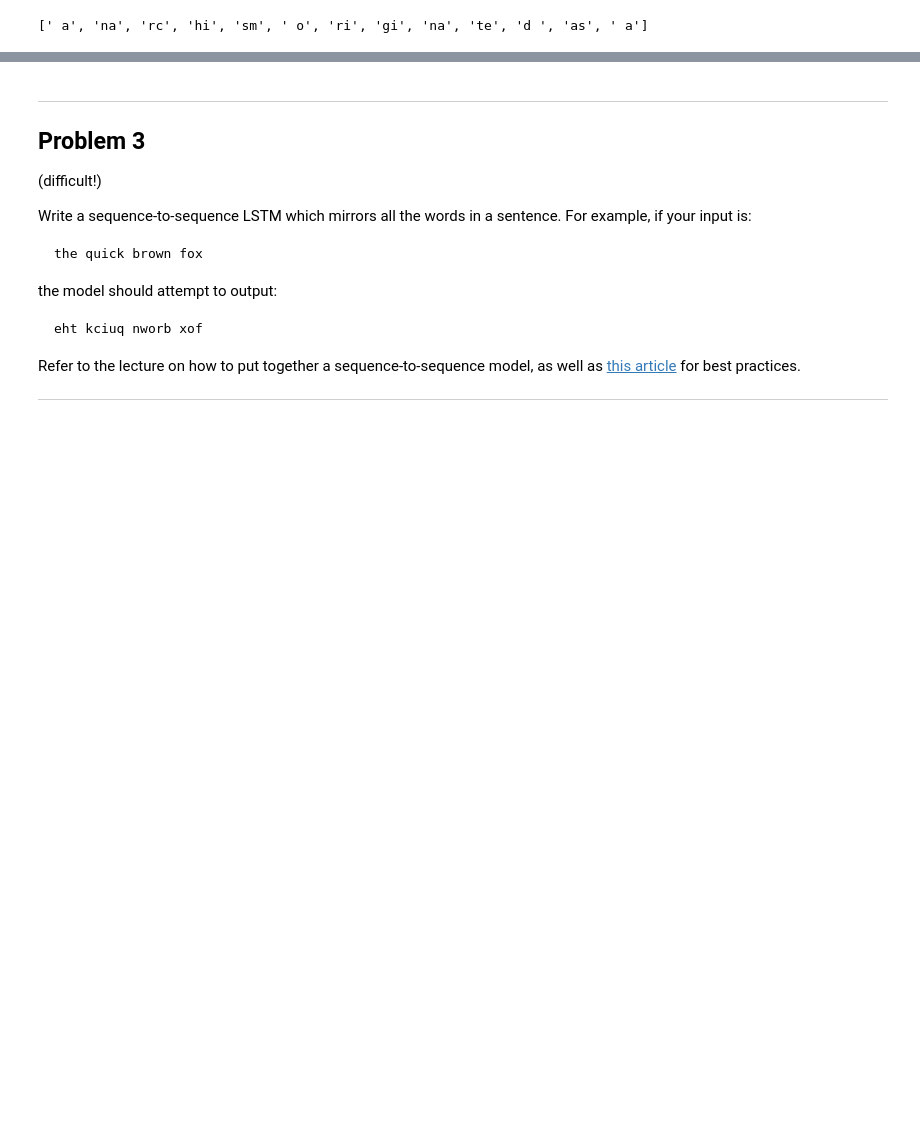
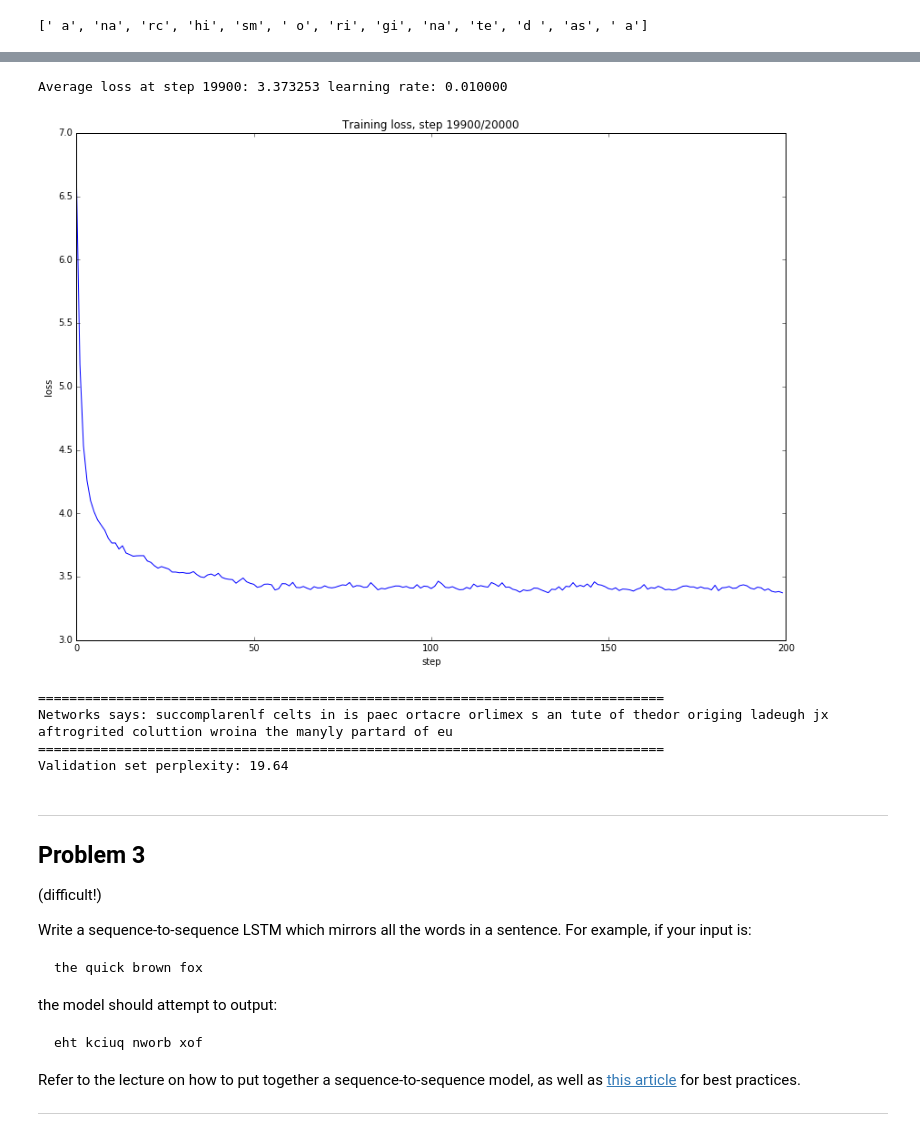
Before and after one commit to gaphex/Udacity, a Jupyter notebook: 6_lstm.ipynb, the cells around one changed output, grey strips where cells are left out. Saved outputs shown, nothing was run; the diff lists cells and outputs as text; code cells hidden in the pictures; blank space fills up the shorter version.

```diff
--- a/6_lstm.ipynb
+++ b/6_lstm.ipynb
@@ -602 +632,16 @@ with open('BIEMB.pkl','wb') as f:
+# %%
+VALID_SIZE = 1000
+
+# model parameters
+BATCH_SIZE = 256
+NUM_UNROLLINGS = 10
+NUM_NODES = 128
+SUMMARY_FREQUENCY = 100
+EMBEDDING_DIMENSION = 64
+DROPOUT_PROBABILITY = 0.5
+
+CHARACTER_SIZE = (len(string.ascii_lowercase) + 1)  # [a-z] + ' '
+VOCABULARY_SIZE = CHARACTER_SIZE ** 2  # [a-z] + ' ' (bigram)
+
+FIRST_LETTER = ord(string.ascii_lowercase[0])
 # %%
@@ -819,3 +937,12 @@ class Lstm(object):
+# %%
+sesh = TrainBigramLSTM(text, 20000, BI_EMB)
+# %% [output]
+Average loss at step 19900: 3.373253 learning rate: 0.010000
+[figure, added]
+================================================================================
+Networks says: succomplarenlf celts in is paec ortacre orlimex s an tute of thedor origing ladeugh jx aftrogrited coluttion wroina the manyly partard of eu
+================================================================================
+Validation set perplexity: 19.64
 # %% [markdown]
 ---
 Problem 3
```
Also changed, not shown: parts of 19 cells of this notebook.
